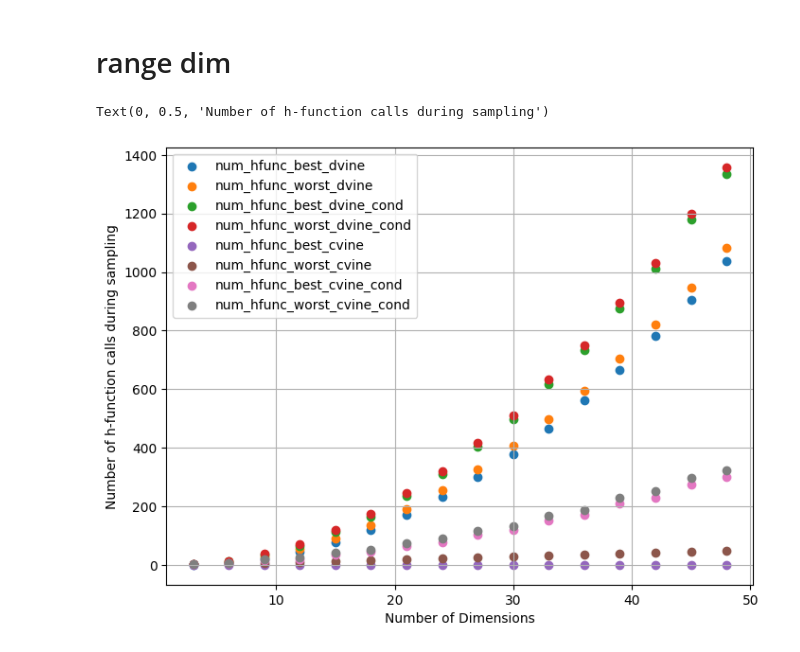
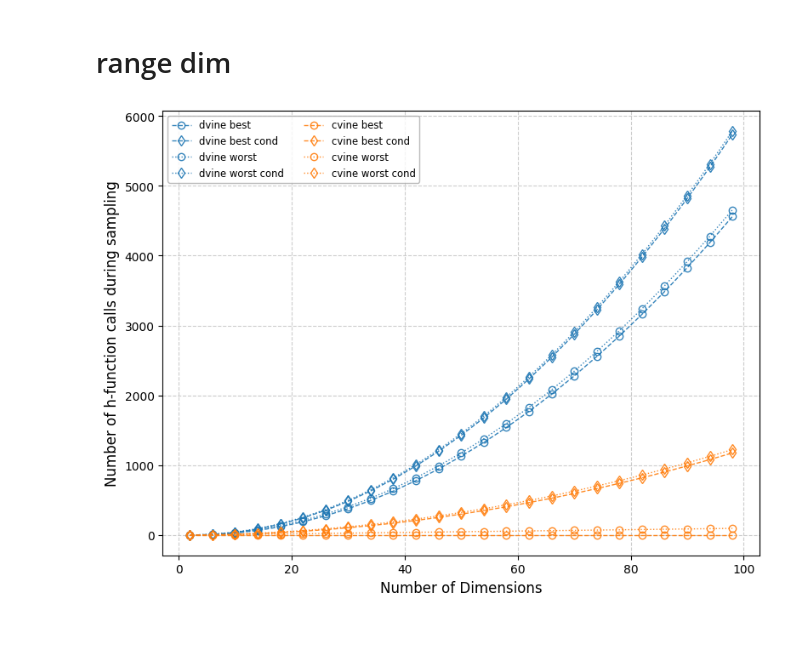
Before and after one commit to TY-Cheng/torchvinecopulib, a Jupyter notebook: examples/2_num_hfunc.ipynb, the cells around one changed output. Saved outputs shown, nothing was run; the diff lists cells and outputs as text; code cells hidden in the pictures.

Commit message:
examples/vinecop monotonic tests;
examples/vinecop monotonic tests;
examples/bicop range tests;
examples/num_hfunc fig;
minor tidying.

```diff
--- a/examples/2_num_hfunc.ipynb
+++ b/examples/2_num_hfunc.ipynb
@@ -128,7 +129,7 @@ lst_num_hfunc_best_cvine = []
 lst_num_hfunc_worst_cvine = []
 lst_num_hfunc_best_cvine_cond = []
 lst_num_hfunc_worst_cvine_cond = []
-for num_dim in list(range(3, 50, 3)):
+for num_dim in list(range(2, 100, 4)):
     lst_num_dim.append(num_dim)
     mdl_vcp = tvc.VineCop(num_dim=num_dim, is_cop_scale=is_cop_scale)
     # ! thresh_trunc=-1, no fitting
@@ -197,32 +198,56 @@ for num_dim in list(range(3, 50, 3)):
         )[2]
     )
 # %%
-import matplotlib.pyplot as plt
-
-fig, ax = plt.subplots(1, 1, figsize=(8, 6))
 df = pd.DataFrame(
     {
         "num_dim": lst_num_dim,
         "num_hfunc_best_dvine": lst_num_hfunc_best_dvine,
         "num_hfunc_worst_dvine": lst_num_hfunc_worst_dvine,
         "num_hfunc_best_dvine_cond": lst_num_hfunc_best_dvine_cond,
         "num_hfunc_worst_dvine_cond": lst_num_hfunc_worst_dvine_cond,
         "num_hfunc_best_cvine": lst_num_hfunc_best_cvine,
         "num_hfunc_worst_cvine": lst_num_hfunc_worst_cvine,
         "num_hfunc_best_cvine_cond": lst_num_hfunc_best_cvine_cond,
         "num_hfunc_worst_cvine_cond": lst_num_hfunc_worst_cvine_cond,
     },
     index=lst_num_dim,
 )
-for col in df.columns:
-    if "dim" in col:
-        continue
-    ax.scatter(df.index, df[col], label=col)
-plt.grid()
-# plt.xscale("log")
-plt.legend()
-plt.xlabel("Number of Dimensions")
-plt.ylabel("Number of h-function calls during sampling")
+fig, ax = plt.subplots(1, 1, figsize=(8, 6))
+color_map = {"dvine": "tab:blue", "cvine": "tab:orange"}
+line_styles = {"best": "--", "worst": ":"}
+marker_map = {False: "o", True: "d"}
+for vine in ("dvine", "cvine"):
+    for case in ("best", "worst"):
+        for is_cond in (False, True):
+            suffix = "_cond" if is_cond else ""
+            col = f"num_hfunc_{case}_{vine}{suffix}"
+            ax.plot(
+                df.index,
+                df[col],
+                color=color_map[vine],
+                linestyle=line_styles[case],
+                marker=marker_map[is_cond],
+                markerfacecolor="none",
+                markeredgecolor=color_map[vine],
+                markeredgewidth=1.0,
+                linewidth=1.0,
+                label=f"{vine} {case} {'cond' if is_cond else ''}",
+                alpha=0.9,
+            )
+ax.grid(True, linestyle="--", color="#CCCCCC", linewidth=0.8)
+ax.set_xlabel("Number of Dimensions", fontsize=12)
+ax.set_ylabel("Number of h-function calls during sampling", fontsize=12)
+handles, labels = ax.get_legend_handles_labels()
+by_label = dict(zip(labels, handles))
+ax.legend(
+    by_label.values(),
+    by_label.keys(),
+    ncol=2,
+    fontsize="small",
+    frameon=True,
+    edgecolor="#AAAAAA",
+)
+plt.tight_layout()
+plt.savefig("num_hfunc.svg")
 # %% [output]
-Text(0, 0.5, 'Number of h-function calls during sampling')
-[figure, old version]
+[figure, new version]
```
Also changed, not shown: parts of 2 cells of this notebook, 5 other files.
